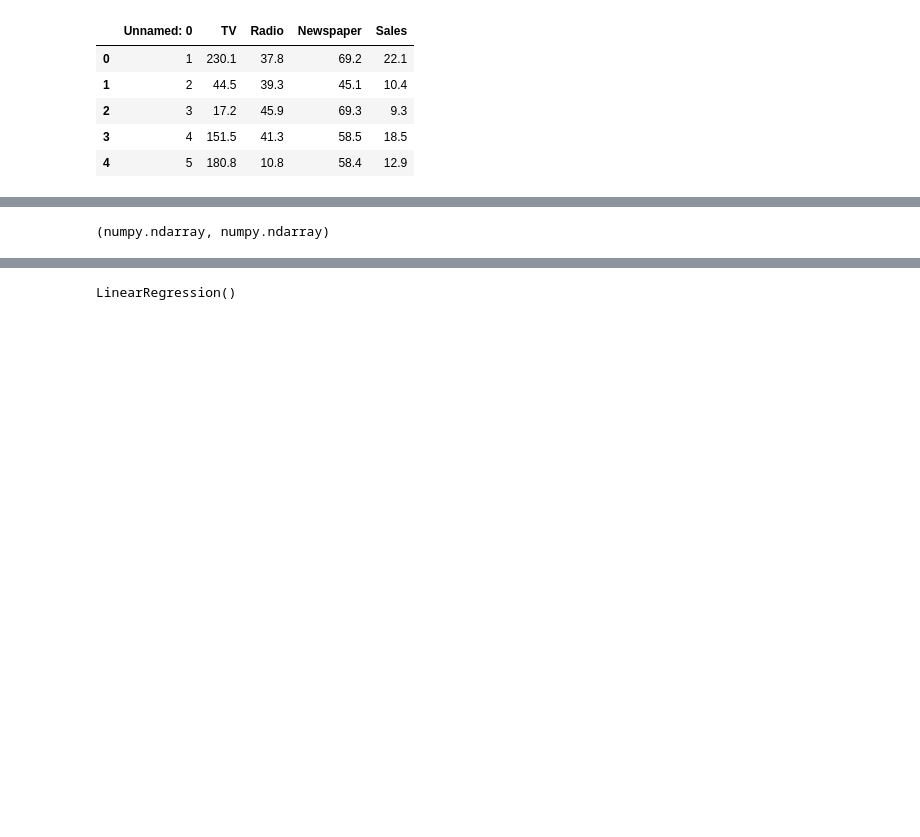
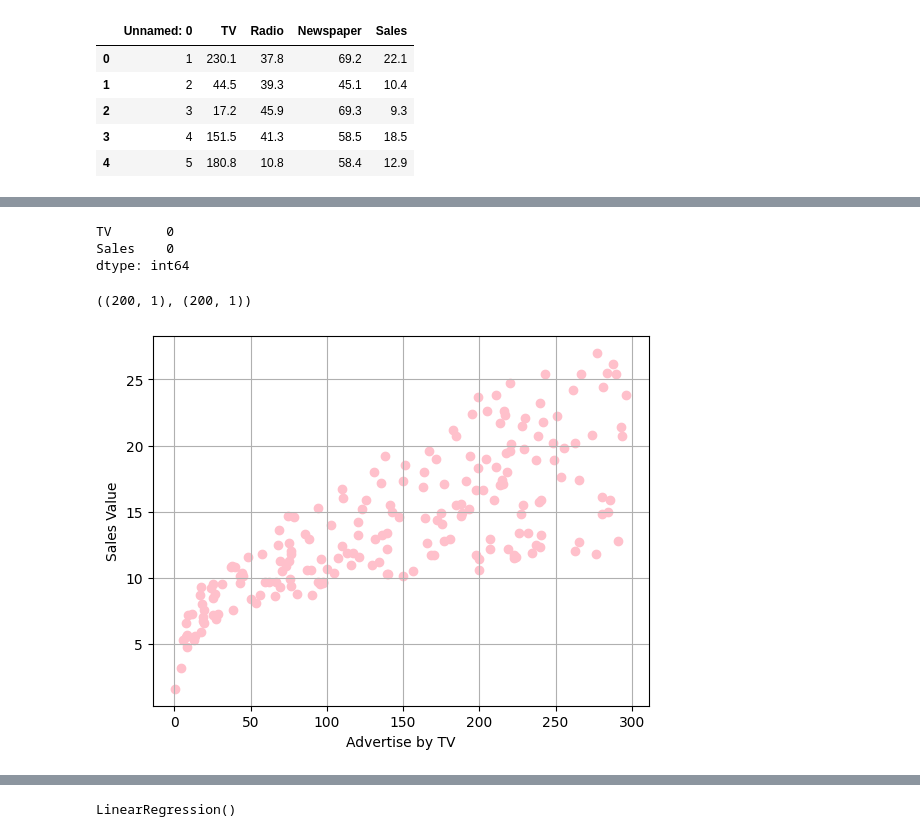
Before and after one commit to M-Sitthikorn/DataMining, a Jupyter notebook: 5.Regression/unit_3_example.ipynb, the cells around one changed output, grey strips where cells are left out. Drawn from its saved outputs; the diff is of its cells as text; code cells hidden in the pictures; blank space fills up the shorter version.

```diff
--- a/5.Regression/unit_3_example.ipynb
+++ b/5.Regression/unit_3_example.ipynb
@@ -10,7 +11,7 @@ from sklearn.linear_model import LinearRegression
 # %%
 # datasets
-tv_ad = pd.read_csv('./datasets/advertising.csv')
-tv_ad.head()
+tv_ad = pd.read_csv('./dataset/advertising.csv')
+tv_ad.head()  # ตรวจสอบเบื้องต้น
 # %% [output]
 |  | Unnamed: 0 | TV | Radio | Newspaper | Sales |
 | 0 | 1 | 230.1 | 37.8 | 69.2 | 22.1 |
@@ -29,6 +48,10 @@ df.describe()
 # data preparation
 # 2 .MissingValue
 df.isnull().sum()
+# %% [output]
+TV       0
+Sales    0
+dtype: int64
 # %%
 # Define x and y
 x = df ['TV']    # type of x is series
@@ -38,5 +61,6 @@ x = df ['TV'].values.reshape(-1,1)
 y = df['Sales'].values.reshape(-1,1)
 # %%
 type(x), type(y)
+x.shape, y.shape
 # %% [output]
-(numpy.ndarray, numpy.ndarray)
+((200, 1), (200, 1))
@@ -43,9 +71,11 @@ type(x), type(y)
 # %%
 # data visualization with matplotlib
 plt.scatter(x, y, color = 'pink', marker = 'o')
-plt.xlabel('TV')
-plt.ylabel('Sales')
+plt.xlabel('Advertise by TV')
+plt.ylabel('Sales Value')
 plt.grid()
 plt.show()
+# %% [output]
+[figure, added]
 # %%
 # data visualization with seaborn
```
Also changed, not shown: parts of 10 cells of this notebook, 5 other files.
